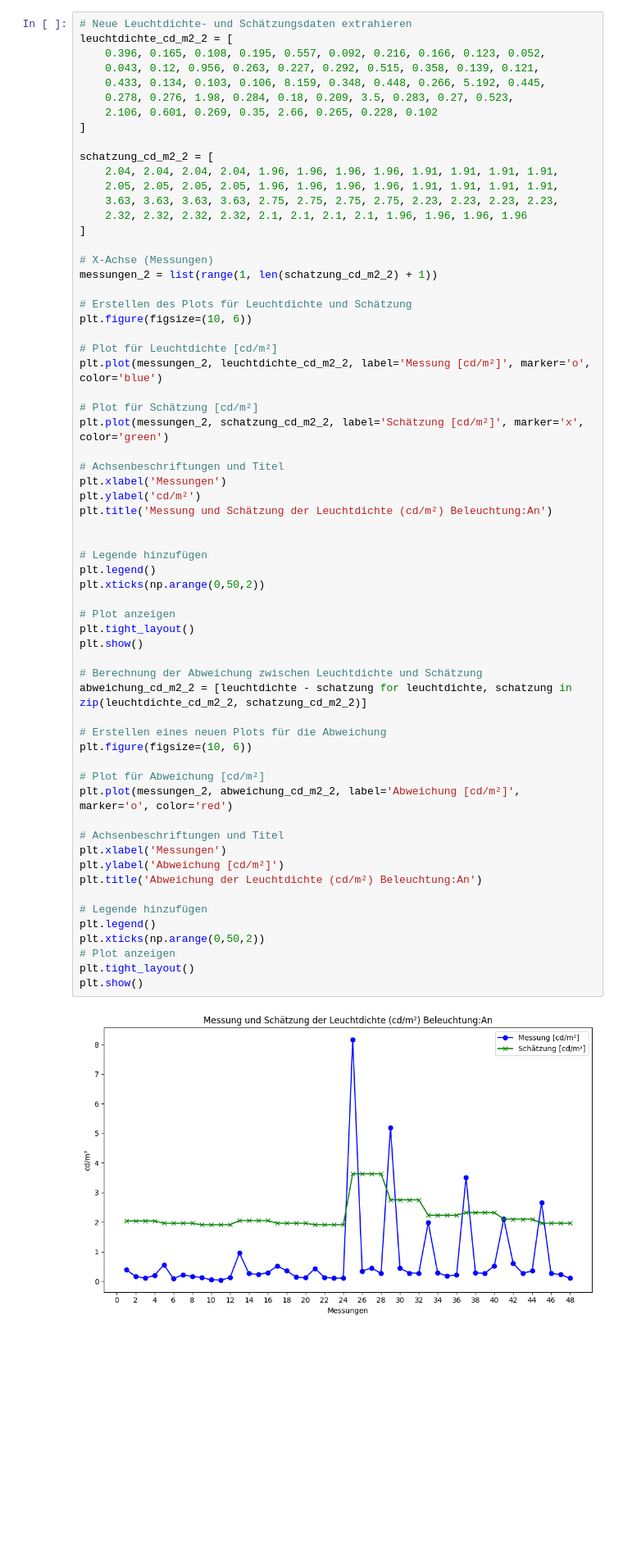
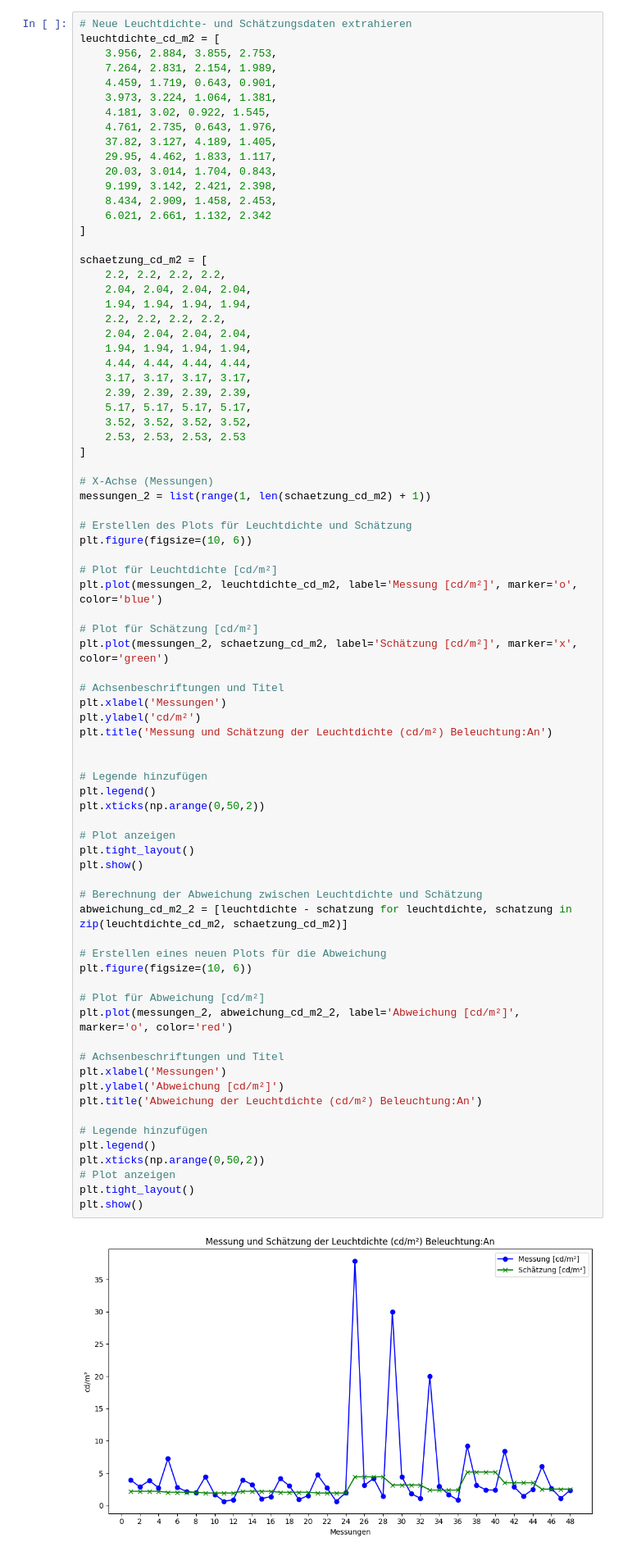
Before and after one commit to Nicola386/Code-Git, a Jupyter notebook: Validierung.ipynb, the cells around one changed output. Shown at 82% size. Cells and saved outputs as stored; diff of their text form; blank space fills up the shorter version.

```diff
--- a/Validierung.ipynb
+++ b/Validierung.ipynb
@@ -1557,31 +1328,46 @@ plt.show()
 # %%
 # Neue Leuchtdichte- und Schätzungsdaten extrahieren
-leuchtdichte_cd_m2_2 = [
-    0.396, 0.165, 0.108, 0.195, 0.557, 0.092, 0.216, 0.166, 0.123, 0.052,
-    0.043, 0.12, 0.956, 0.263, 0.227, 0.292, 0.515, 0.358, 0.139, 0.121,
-    0.433, 0.134, 0.103, 0.106, 8.159, 0.348, 0.448, 0.266, 5.192, 0.445,
-    0.278, 0.276, 1.98, 0.284, 0.18, 0.209, 3.5, 0.283, 0.27, 0.523,
-    2.106, 0.601, 0.269, 0.35, 2.66, 0.265, 0.228, 0.102
+leuchtdichte_cd_m2 = [
+    3.956, 2.884, 3.855, 2.753,
+    7.264, 2.831, 2.154, 1.989,
+    4.459, 1.719, 0.643, 0.901,
+    3.973, 3.224, 1.064, 1.381,
+    4.181, 3.02, 0.922, 1.545,
+    4.761, 2.735, 0.643, 1.976,
+    37.82, 3.127, 4.189, 1.405,
+    29.95, 4.462, 1.833, 1.117,
+    20.03, 3.014, 1.704, 0.843,
+    9.199, 3.142, 2.421, 2.398,
+    8.434, 2.909, 1.458, 2.453,
+    6.021, 2.661, 1.132, 2.342
 ]
 
-schatzung_cd_m2_2 = [
-    2.04, 2.04, 2.04, 2.04, 1.96, 1.96, 1.96, 1.96, 1.91, 1.91, 1.91, 1.91,
-    2.05, 2.05, 2.05, 2.05, 1.96, 1.96, 1.96, 1.96, 1.91, 1.91, 1.91, 1.91,
-    3.63, 3.63, 3.63, 3.63, 2.75, 2.75, 2.75, 2.75, 2.23, 2.23, 2.23, 2.23,
-    2.32, 2.32, 2.32, 2.32, 2.1, 2.1, 2.1, 2.1, 1.96, 1.96, 1.96, 1.96
+schaetzung_cd_m2 = [
+    2.2, 2.2, 2.2, 2.2,
+    2.04, 2.04, 2.04, 2.04,
+    1.94, 1.94, 1.94, 1.94,
+    2.2, 2.2, 2.2, 2.2,
+    2.04, 2.04, 2.04, 2.04,
+    1.94, 1.94, 1.94, 1.94,
+    4.44, 4.44, 4.44, 4.44,
+    3.17, 3.17, 3.17, 3.17,
+    2.39, 2.39, 2.39, 2.39,
+    5.17, 5.17, 5.17, 5.17,
+    3.52, 3.52, 3.52, 3.52,
+    2.53, 2.53, 2.53, 2.53
 ]
 
 # X-Achse (Messungen)
-messungen_2 = list(range(1, len(schatzung_cd_m2_2) + 1))
+messungen_2 = list(range(1, len(schaetzung_cd_m2) + 1))
 
 # Erstellen des Plots für Leuchtdichte und Schätzung
 plt.figure(figsize=(10, 6))
 
 # Plot für Leuchtdichte [cd/m²]
-plt.plot(messungen_2, leuchtdichte_cd_m2_2, label='Messung [cd/m²]', marker='o', color='blue')
+plt.plot(messungen_2, leuchtdichte_cd_m2, label='Messung [cd/m²]', marker='o', color='blue')
 
 # Plot für Schätzung [cd/m²]
-plt.plot(messungen_2, schatzung_cd_m2_2, label='Schätzung [cd/m²]', marker='x', color='green')
+plt.plot(messungen_2, schaetzung_cd_m2, label='Schätzung [cd/m²]', marker='x', color='green')
 
 # Achsenbeschriftungen und Titel
 plt.xlabel('Messungen')
@@ -1590,32 +1376,32 @@ plt.title('Messung und Schätzung der Leuchtdichte (cd/m²) Beleuchtung:An')
 
 
 # Legende hinzufügen
 plt.legend()
 plt.xticks(np.arange(0,50,2))
 
 # Plot anzeigen
 plt.tight_layout()
 plt.show()
 
 # Berechnung der Abweichung zwischen Leuchtdichte und Schätzung
-abweichung_cd_m2_2 = [leuchtdichte - schatzung for leuchtdichte, schatzung in zip(leuchtdichte_cd_m2_2, schatzung_cd_m2_2)]
+abweichung_cd_m2_2 = [leuchtdichte - schatzung for leuchtdichte, schatzung in zip(leuchtdichte_cd_m2, schaetzung_cd_m2)]
 
 # Erstellen eines neuen Plots für die Abweichung
 plt.figure(figsize=(10, 6))
 
 # Plot für Abweichung [cd/m²]
 plt.plot(messungen_2, abweichung_cd_m2_2, label='Abweichung [cd/m²]', marker='o', color='red')
 
 # Achsenbeschriftungen und Titel
 plt.xlabel('Messungen')
 plt.ylabel('Abweichung [cd/m²]')
 plt.title('Abweichung der Leuchtdichte (cd/m²) Beleuchtung:An')
 
 # Legende hinzufügen
 plt.legend()
 plt.xticks(np.arange(0,50,2))
 # Plot anzeigen
 plt.tight_layout()
 plt.show()
 # %% [output]
-[figure, old version]
+[figure, new version]
```
Also changed, not shown: parts of 9 cells of this notebook, 1 other file.
